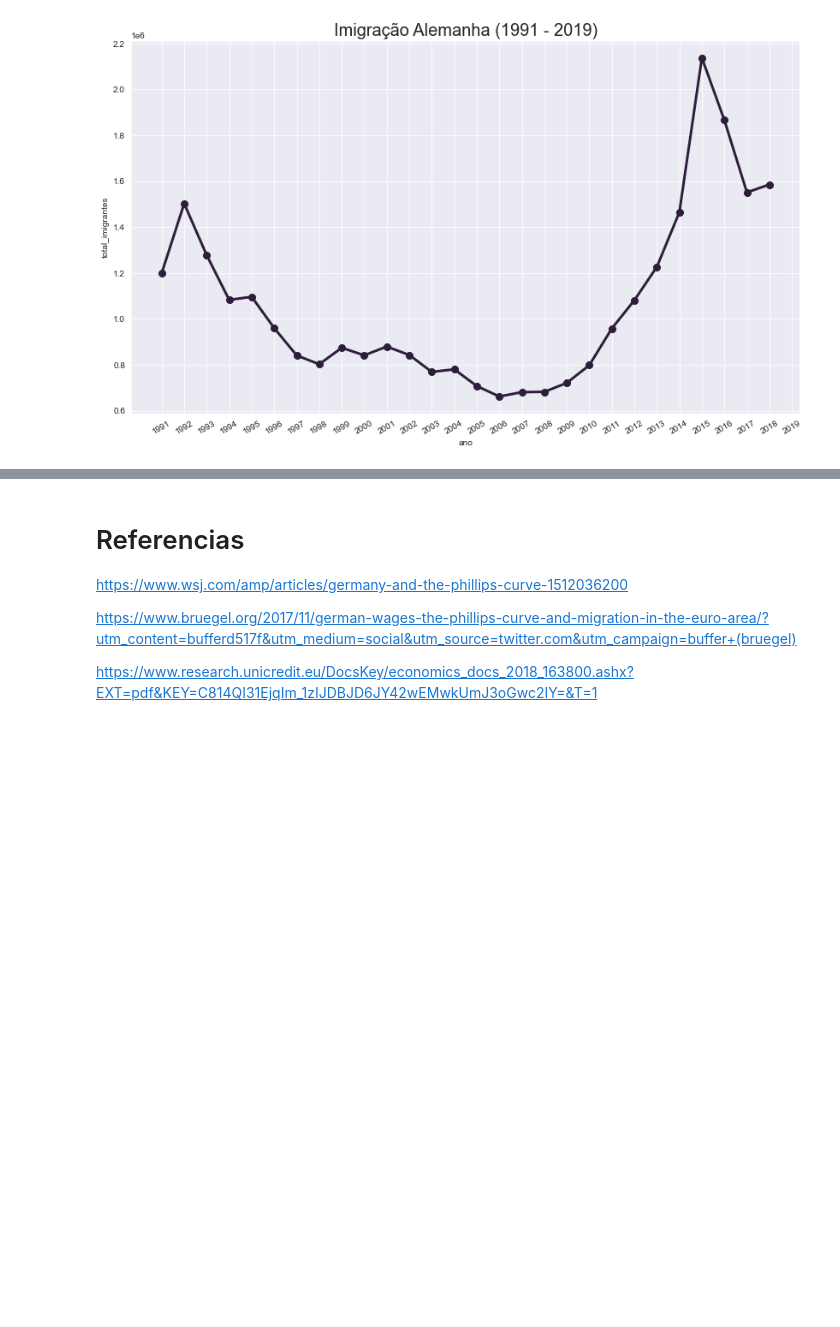
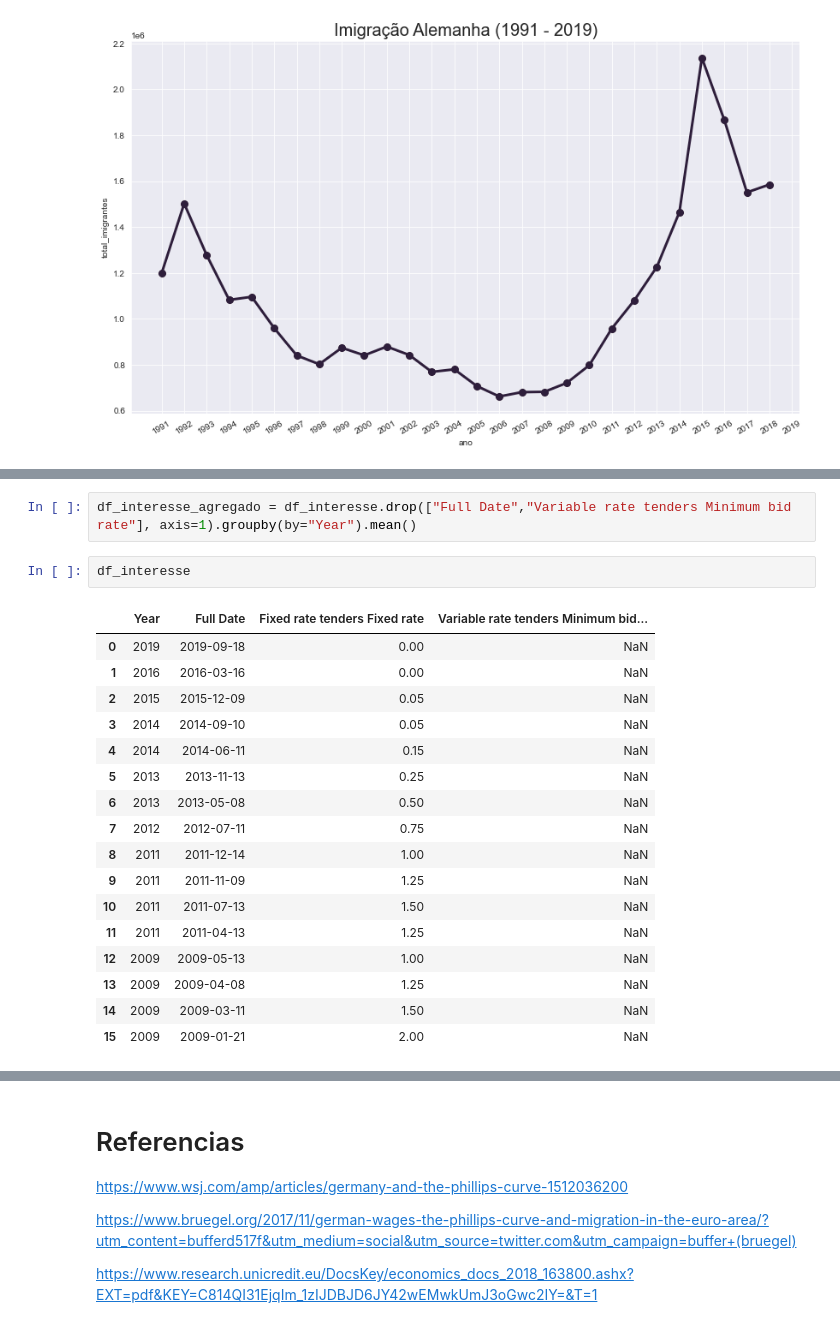
Before and after one commit to rmcnribeiro/T3_ECO-A, a Jupyter notebook: codigos/trabalho_3.ipynb, the cells around one changed output, grey strips where cells are left out. Drawn from its saved outputs; the diff is of its cells as text; blank space fills up the shorter version.

```diff
--- a/codigos/trabalho_3.ipynb
+++ b/codigos/trabalho_3.ipynb
@@ -525,0 +594,22 @@ plt.show()
+# %%
+df_interesse_agregado = df_interesse.drop(["Full Date","Variable rate tenders Minimum bid rate"], axis=1).groupby(by="Year").mean()
+# %%
+df_interesse
+# %% [output]
+|  | Year | Full Date | Fixed rate tenders Fixed rate | Variable rate tenders Minimum bid... |
+| 0 | 2019 | 2019-09-18 | 0.00 | NaN |
+| 1 | 2016 | 2016-03-16 | 0.00 | NaN |
+| 2 | 2015 | 2015-12-09 | 0.05 | NaN |
+| 3 | 2014 | 2014-09-10 | 0.05 | NaN |
+| 4 | 2014 | 2014-06-11 | 0.15 | NaN |
+| 5 | 2013 | 2013-11-13 | 0.25 | NaN |
+| 6 | 2013 | 2013-05-08 | 0.50 | NaN |
+| 7 | 2012 | 2012-07-11 | 0.75 | NaN |
+| 8 | 2011 | 2011-12-14 | 1.00 | NaN |
+| 9 | 2011 | 2011-11-09 | 1.25 | NaN |
+| 10 | 2011 | 2011-07-13 | 1.50 | NaN |
+| 11 | 2011 | 2011-04-13 | 1.25 | NaN |
+| 12 | 2009 | 2009-05-13 | 1.00 | NaN |
+| 13 | 2009 | 2009-04-08 | 1.25 | NaN |
+| 14 | 2009 | 2009-03-11 | 1.50 | NaN |
+| 15 | 2009 | 2009-01-21 | 2.00 | NaN |
```
Also changed, not shown: parts of 11 cells of this notebook, 4 other files.
